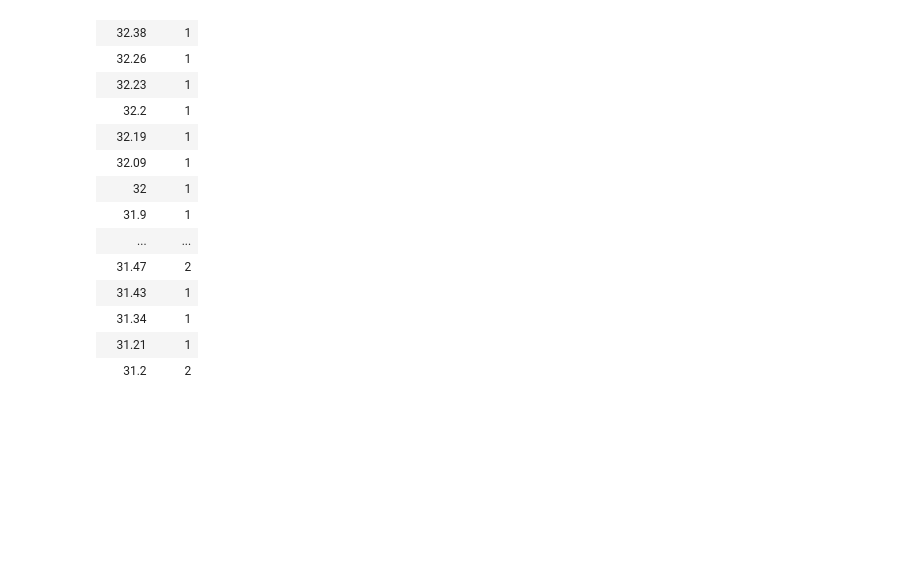
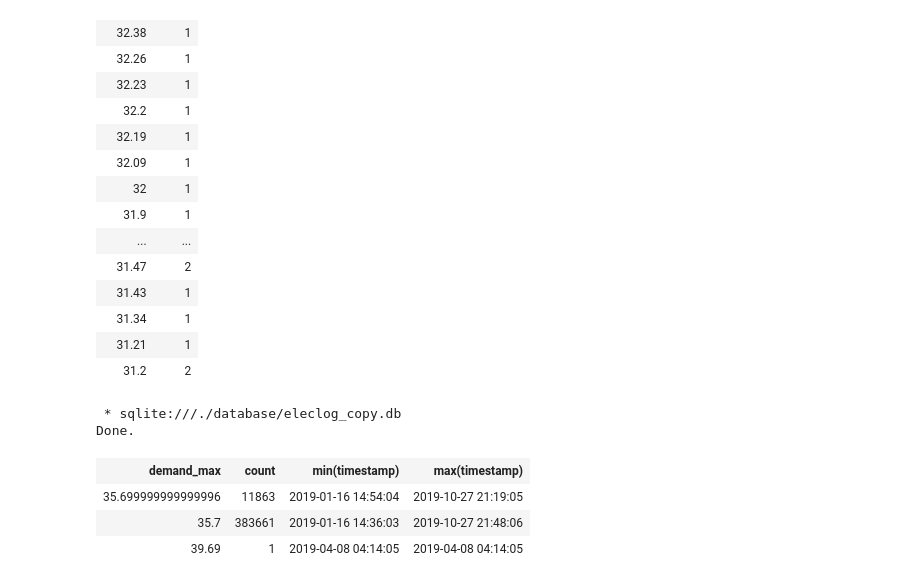
Before and after one commit to srendall91/orkney-electricity, a Jupyter notebook: dataclean/BadData.ipynb, the cells around one changed output. Drawn from its saved outputs; the diff is of its cells as text; code cells hidden in the pictures; blank space fills up the shorter version.

```diff
--- a/dataclean/BadData.ipynb
+++ b/dataclean/BadData.ipynb
@@ -93,3 +122,14 @@ Done.
 | 31.34 | 1 |
 | 31.21 | 1 |
 | 31.2 | 2 |
+# %%
+%%sql
+SELECT demand_max,  COUNT(*) count, min(timestamp), max(timestamp) from readings
+GROUP BY demand_max
+# %% [output]
+ * sqlite:///./database/eleclog_copy.db
+Done.
+| demand_max | count | min(timestamp) | max(timestamp) |
+| 35.699999999999996 | 11863 | 2019-01-16 14:54:04 | 2019-10-27 21:19:05 |
+| 35.7 | 383661 | 2019-01-16 14:36:03 | 2019-10-27 21:48:06 |
+| 39.69 | 1 | 2019-04-08 04:14:05 | 2019-04-08 04:14:05 |
```
Also changed, not shown: parts of 5 cells of this notebook.
